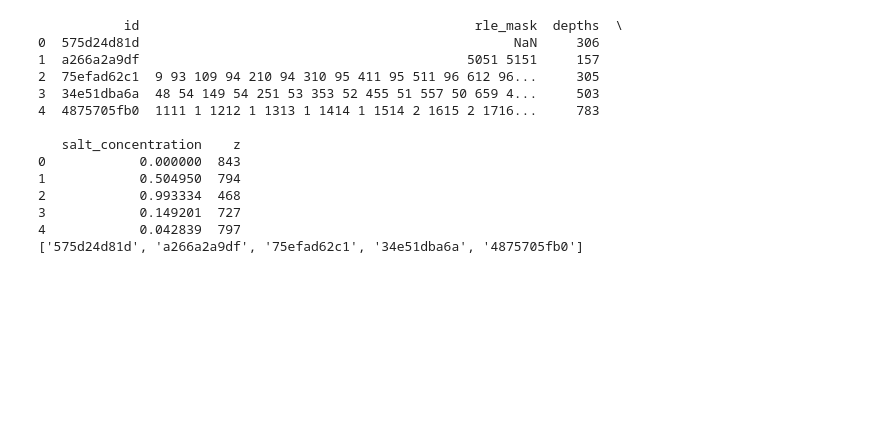
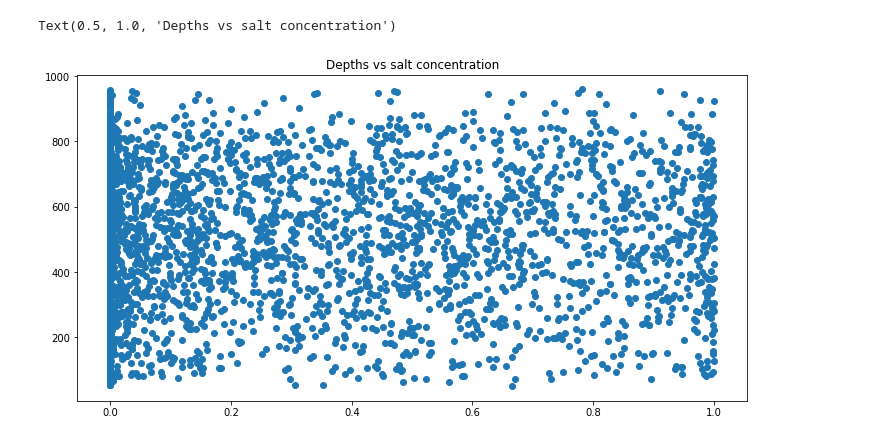
Before and after one commit to kirill-fedyanin/kaggle_tgs_salt, a Jupyter notebook: salt.ipynb, the cells around one changed output. Saved outputs shown, nothing was run; the diff lists cells and outputs as text; code cells hidden in the pictures; blank space fills up the shorter version.

```diff
--- a/salt.ipynb
+++ b/salt.ipynb
@@ -93,26 +125,14 @@ norm = HEIGHT * WIDTH * 255.0
 def salt_concentration(mask):
     return np.sum(mask)/norm
 
-train_values['salt_concentration'] = [salt_concentration(mask) for _, mask in dataset]
+masks = [get_mask(file_id) for file_id in train_values['id']]
+train_values['salt_concentration'] = [salt_concentration(mask) for mask in masks]
 # %%
-depths[:5]
-train_values[:5]
-train_all_values = train_values.merge(depths, how='left')
+train_val = train_values.merge(depths, how='left')
-# %%
-print(train_all_values[:5])
-print(file_list[:5dd])
-# %% [output]
-           id                                           rle_mask  depths  \
-0  575d24d81d                                                NaN     306
-1  a266a2a9df                                          5051 5151     157
-2  75efad62c1  9 93 109 94 210 94 310 95 411 95 511 96 612 96...     305
-3  34e51dba6a  48 54 149 54 251 53 353 52 455 51 557 50 659 4...     503
-4  4875705fb0  1111 1 1212 1 1313 1 1414 1 1514 2 1615 2 1716...     783
-
-   salt_concentration    z
-0            0.000000  843
-1            0.504950  794
-2            0.993334  468
-3            0.149201  727
-4            0.042839  797
-['575d24d81d', 'a266a2a9df', '75efad62c1', '34e51dba6a', '4875705fb0']
+# %%
+plt.figure(figsize=(12, 6))
+plt.scatter(train_val['salt_concentration'], train_val['depths'])
+plt.title("Depths vs salt concentration")
+# %% [output]
+Text(0.5, 1.0, 'Depths vs salt concentration')
+[figure, added]
```
Also changed, not shown: parts of 6 cells of this notebook.
